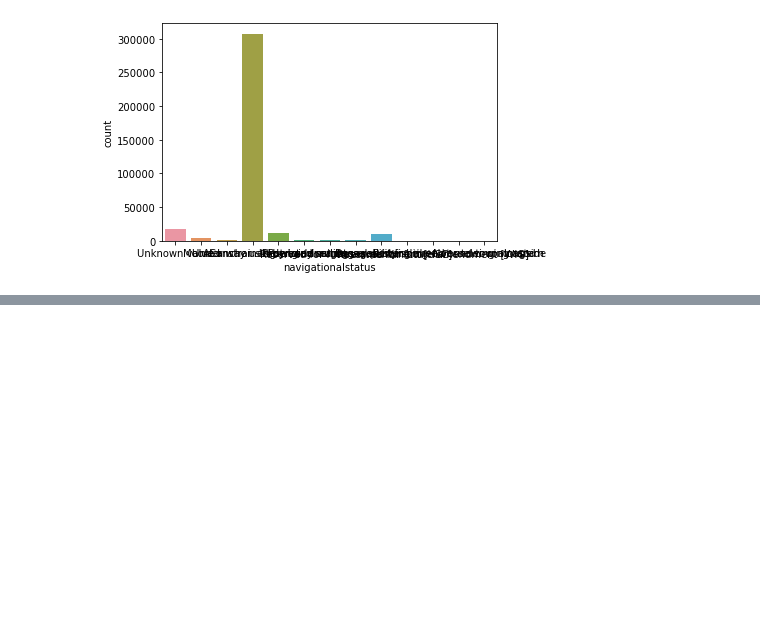
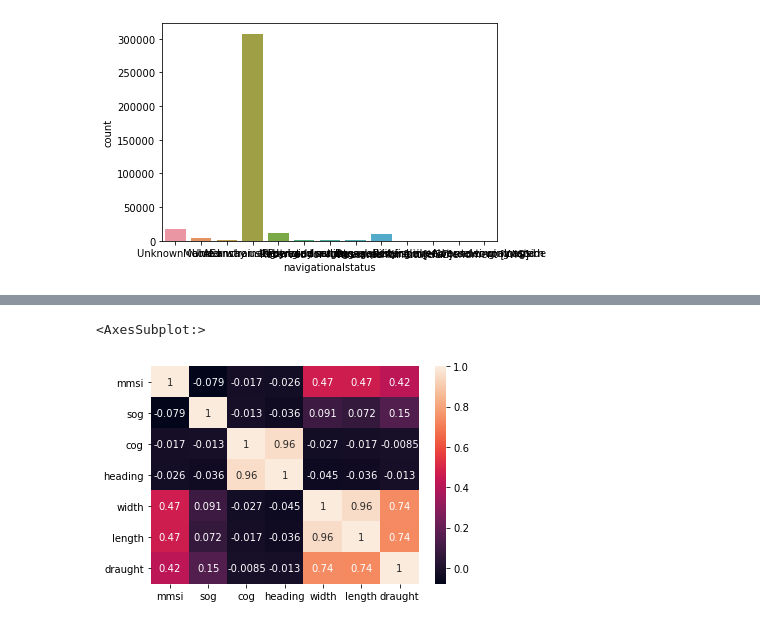
Before and after one commit to JmaldonadoRdV/TFM_ETA_Prediction, a Jupyter notebook: EDA.ipynb, the cells around one changed output, grey strips where cells are left out. Cells and saved outputs as stored; diff of their text form; code cells hidden in the pictures; blank space fills up the shorter version.

Commit message:
Analisis exploratorio de datos
Se añade analisis visual tanto univariable como bivariable

```diff
--- a/EDA.ipynb
+++ b/EDA.ipynb
@@ -160,0 +166,6 @@ sns.countplot(x="navigationalstatus", data=data)
+# %%
+corr_df=data.corr(method='pearson')
+sns.heatmap(corr_df, annot=True)
+# %% [output]
+<AxesSubplot:>
+[figure, added]
```
Also changed, not shown: parts of 8 cells of this notebook.
